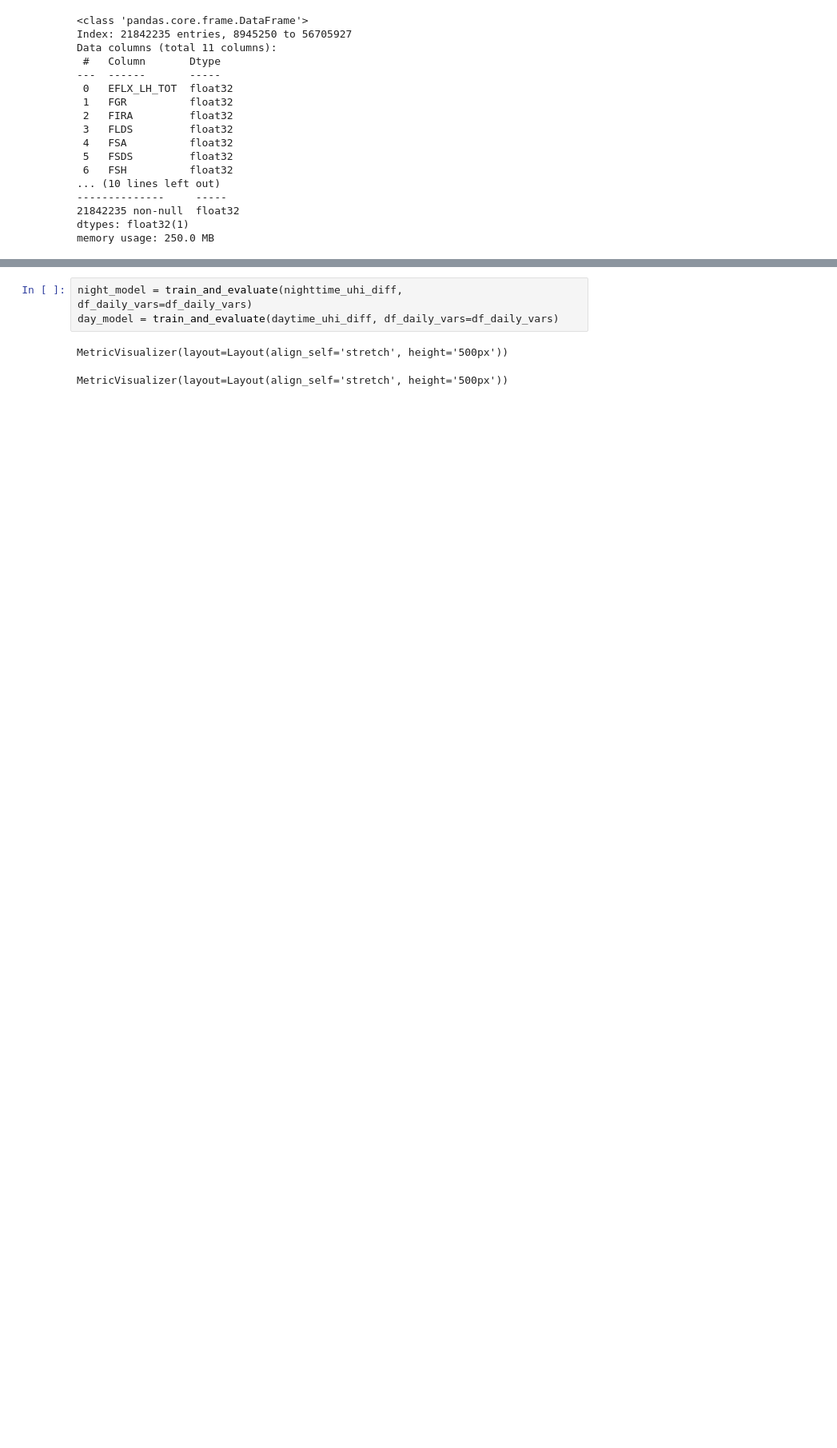
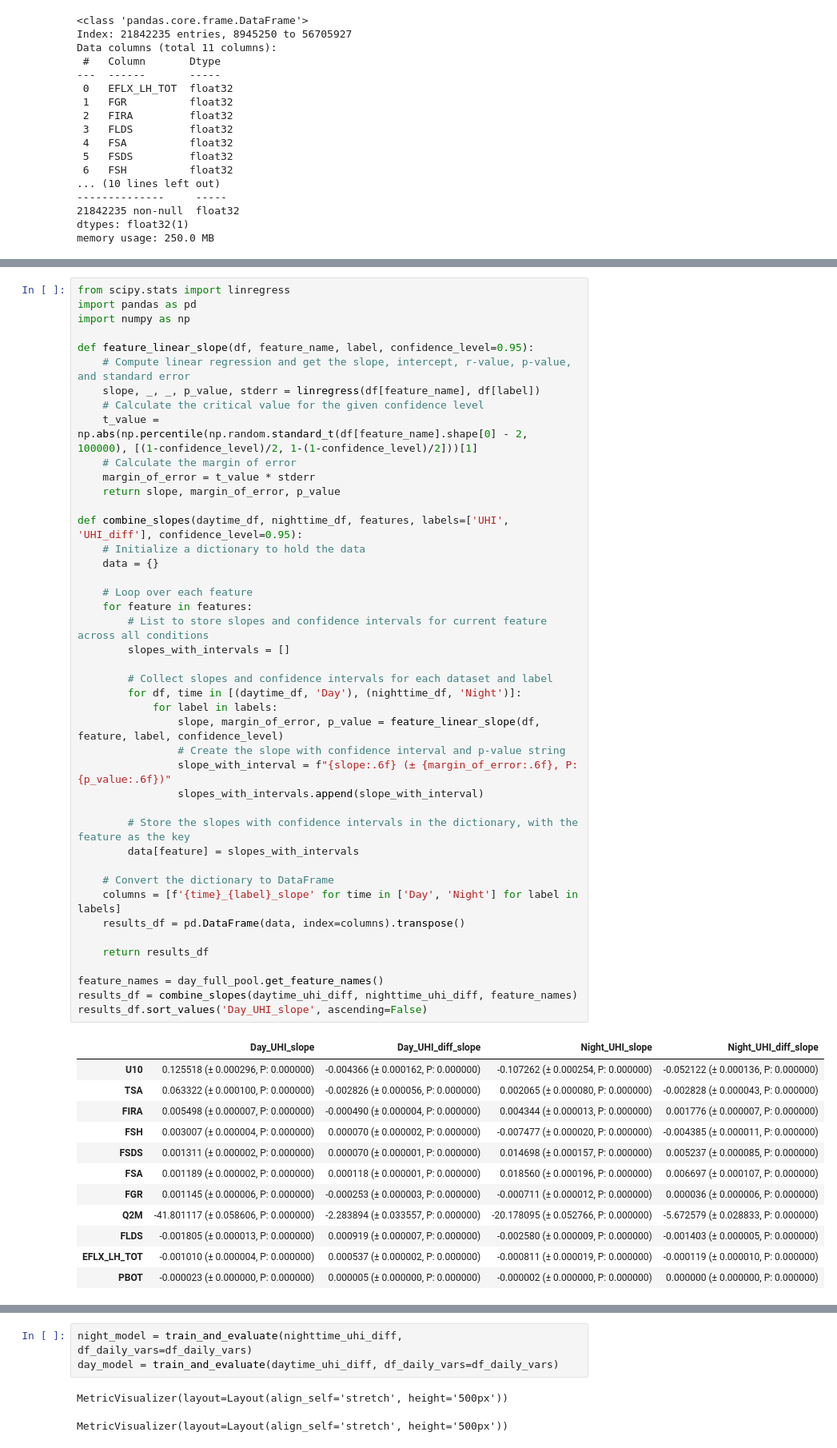
Before and after one commit to johnnyguo2007/research, a Jupyter notebook: hw_global/final/UHI_diff_feature_engineering_new.ipynb, the cells around one changed output, grey strips where cells are left out. Shown at 80% size. Saved outputs shown, nothing was run; the diff lists cells and outputs as text; blank space fills up the shorter version.

```diff
--- a/hw_global/final/UHI_diff_feature_engineering_new.ipynb
+++ b/hw_global/final/UHI_diff_feature_engineering_new.ipynb
@@ -179,0 +168,56 @@ memory usage: 250.0 MB
+# %%
+from scipy.stats import linregress
+import pandas as pd
+import numpy as np
+
+def feature_linear_slope(df, feature_name, label, confidence_level=0.95):
+    # Compute linear regression and get the slope, intercept, r-value, p-value, and standard error
+    slope, _, _, p_value, stderr = linregress(df[feature_name], df[label])
+    # Calculate the critical value for the given confidence level
+    t_value = np.abs(np.percentile(np.random.standard_t(df[feature_name].shape[0] - 2, 100000), [(1-confidence_level)/2, 1-(1-confidence_level)/2]))[1]
+    # Calculate the margin of error
+    margin_of_error = t_value * stderr
+    return slope, margin_of_error, p_value
+
+def combine_slopes(daytime_df, nighttime_df, features, labels=['UHI', 'UHI_diff'], confidence_level=0.95):
+    # Initialize a dictionary to hold the data
+    data = {}
+
+    # Loop over each feature
+    for feature in features:
+        # List to store slopes and confidence intervals for current feature across all conditions
+        slopes_with_intervals = []
+
+        # Collect slopes and confidence intervals for each dataset and label
+        for df, time in [(daytime_df, 'Day'), (nighttime_df, 'Night')]:
+            for label in labels:
+                slope, margin_of_error, p_value = feature_linear_slope(df, feature, label, confidence_level)
+                # Create the slope with confidence interval and p-value string
+                slope_with_interval = f"{slope:.6f} (± {margin_of_error:.6f}, P: {p_value:.6f})"
+                slopes_with_intervals.append(slope_with_interval)
+
+        # Store the slopes with confidence intervals in the dictionary, with the feature as the key
+        data[feature] = slopes_with_intervals
+
+    # Convert the dictionary to DataFrame
+    columns = [f'{time}_{label}_slope' for time in ['Day', 'Night'] for label in labels]
+    results_df = pd.DataFrame(data, index=columns).transpose()
+
+    return results_df
+
+feature_names = day_full_pool.get_feature_names()
+results_df = combine_slopes(daytime_uhi_diff, nighttime_uhi_diff, feature_names)
+results_df.sort_values('Day_UHI_slope', ascending=False)
+# %% [output]
+|  | Day_UHI_slope | Day_UHI_diff_slope | Night_UHI_slope | Night_UHI_diff_slope |
+| U10 | 0.125518 (± 0.000296, P: 0.000000) | -0.004366 (± 0.000162, P: 0.000000) | -0.107262 (± 0.000254, P: 0.000000) | -0.052122 (± 0.000136, P: 0.000000) |
+| TSA | 0.063322 (± 0.000100, P: 0.000000) | -0.002826 (± 0.000056, P: 0.000000) | 0.002065 (± 0.000080, P: 0.000000) | -0.002828 (± 0.000043, P: 0.000000) |
+| FIRA | 0.005498 (± 0.000007, P: 0.000000) | -0.000490 (± 0.000004, P: 0.000000) | 0.004344 (± 0.000013, P: 0.000000) | 0.001776 (± 0.000007, P: 0.000000) |
+| FSH | 0.003007 (± 0.000004, P: 0.000000) | 0.000070 (± 0.000002, P: 0.000000) | -0.007477 (± 0.000020, P: 0.000000) | -0.004385 (± 0.000011, P: 0.000000) |
+| FSDS | 0.001311 (± 0.000002, P: 0.000000) | 0.000070 (± 0.000001, P: 0.000000) | 0.014698 (± 0.000157, P: 0.000000) | 0.005237 (± 0.000085, P: 0.000000) |
+| FSA | 0.001189 (± 0.000002, P: 0.000000) | 0.000118 (± 0.000001, P: 0.000000) | 0.018560 (± 0.000196, P: 0.000000) | 0.006697 (± 0.000107, P: 0.000000) |
+| FGR | 0.001145 (± 0.000006, P: 0.000000) | -0.000253 (± 0.000003, P: 0.000000) | -0.000711 (± 0.000012, P: 0.000000) | 0.000036 (± 0.000006, P: 0.000000) |
+| Q2M | -41.801117 (± 0.058606, P: 0.000000) | -2.283894 (± 0.033557, P: 0.000000) | -20.178095 (± 0.052766, P: 0.000000) | -5.672579 (± 0.028833, P: 0.000000) |
+| FLDS | -0.001805 (± 0.000013, P: 0.000000) | 0.000919 (± 0.000007, P: 0.000000) | -0.002580 (± 0.000009, P: 0.000000) | -0.001403 (± 0.000005, P: 0.000000) |
+| EFLX_LH_TOT | -0.001010 (± 0.000004, P: 0.000000) | 0.000537 (± 0.000002, P: 0.000000) | -0.000811 (± 0.000019, P: 0.000000) | -0.000119 (± 0.000010, P: 0.000000) |
+| PBOT | -0.000023 (± 0.000000, P: 0.000000) | 0.000005 (± 0.000000, P: 0.000000) | -0.000002 (± 0.000000, P: 0.000000) | 0.000000 (± 0.000000, P: 0.000000) |
```
Also changed, not shown: parts of 15 cells of this notebook.
